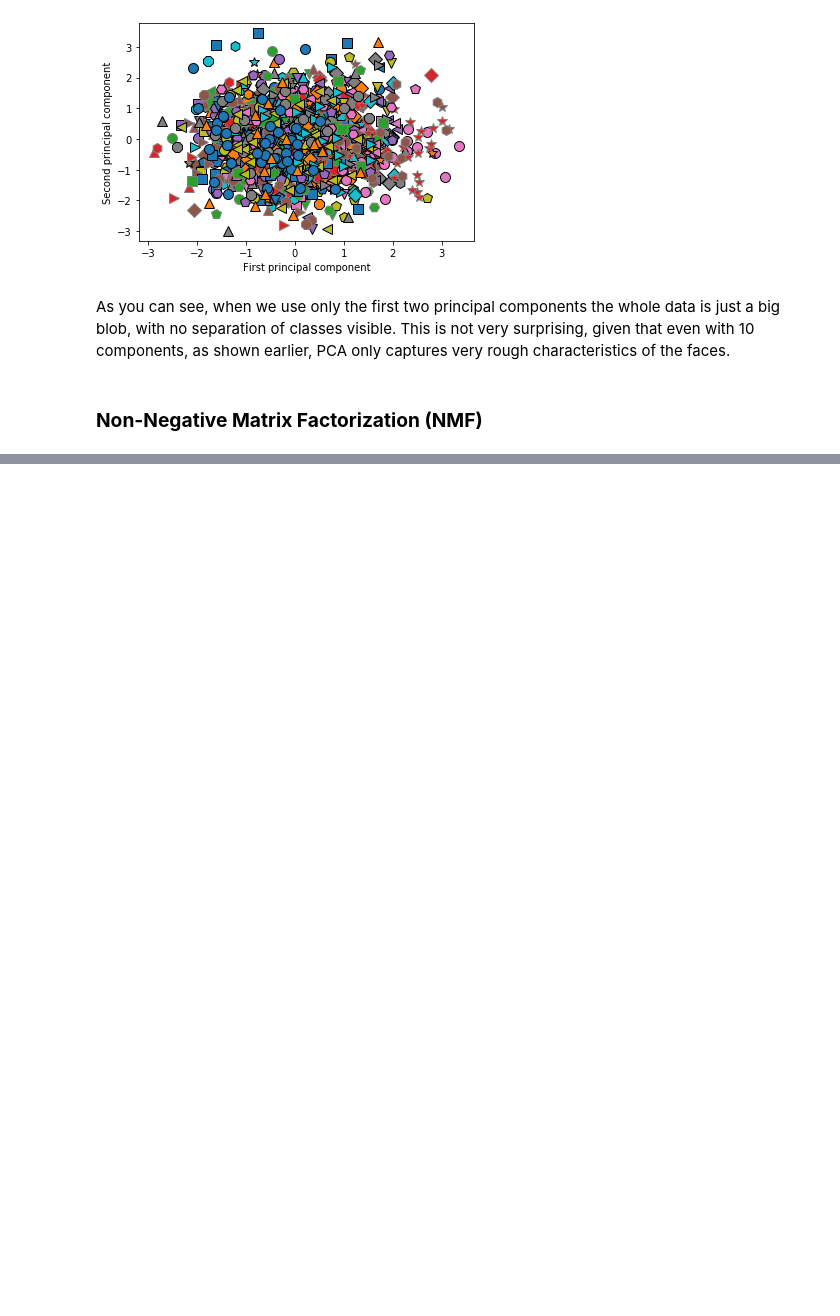
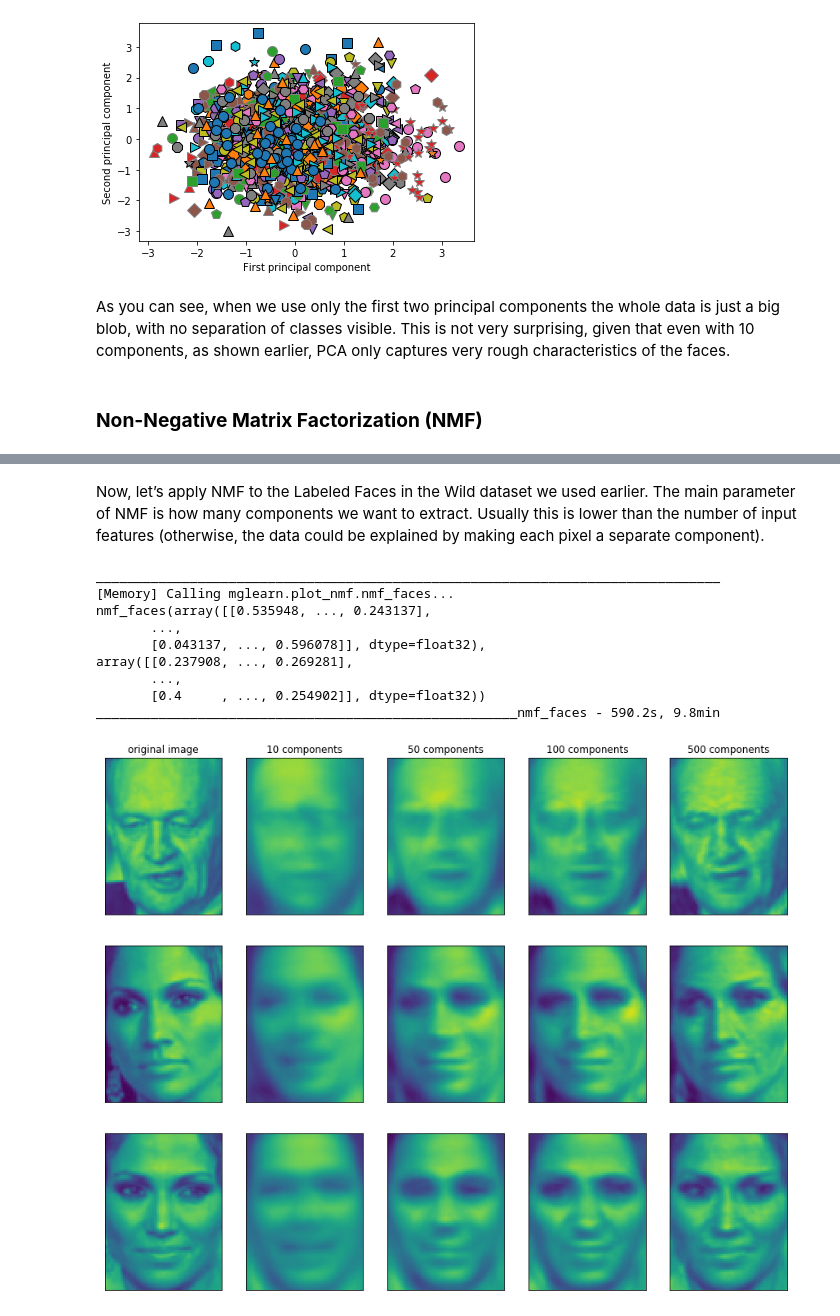
Before and after one commit to cmarsa/imlwp, a Jupyter notebook: 03_unsupervised_learning_and_preprocessing.ipynb, the cells around one changed output, grey strips where cells are left out. Cells and saved outputs as stored; diff of their text form; code cells hidden in the pictures; blank space fills up the shorter version.

```diff
--- a/03_unsupervised_learning_and_preprocessing.ipynb
+++ b/03_unsupervised_learning_and_preprocessing.ipynb
@@ -652,0 +697,18 @@ given that even with 10 components, as shown earlier, PCA only captures very rou
+# %% [markdown]
+Now, let’s apply NMF to the Labeled Faces in the Wild dataset we used earlier. The
+main parameter of NMF is how many components we want to extract. Usually this is
+lower than the number of input features (otherwise, the data could be explained by
+making each pixel a separate component).
+# %%
+mglearn.plots.plot_nmf_faces(X_train, X_test, image_shape)
+# %% [output]
+________________________________________________________________________________
+[Memory] Calling mglearn.plot_nmf.nmf_faces...
+nmf_faces(array([[0.535948, ..., 0.243137],
+       ...,
+       [0.043137, ..., 0.596078]], dtype=float32),
+array([[0.237908, ..., 0.269281],
+       ...,
+       [0.4     , ..., 0.254902]], dtype=float32))
+______________________________________________________nmf_faces - 590.2s, 9.8min
+[figure, added]
```
Also changed, not shown: parts of 17 cells of this notebook.
